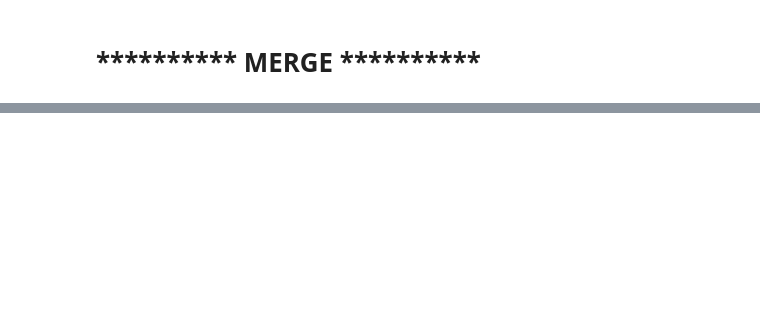
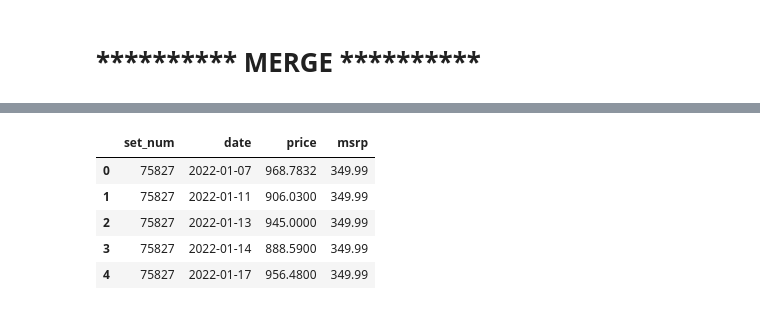
Before and after one commit to 33GuessSo88/EbayLegoWebscrape, a Jupyter notebook: Data Analysis/Lego_Data_Analysis.ipynb, the cells around one changed output, grey strips where cells are left out. Drawn from its saved outputs; the diff is of its cells as text; code cells hidden in the pictures; blank space fills up the shorter version.

```diff
--- a/Data Analysis/Lego_Data_Analysis.ipynb
+++ b/Data Analysis/Lego_Data_Analysis.ipynb
@@ -320,11 +378,18 @@ looped_df.dtypes
 # %%
 # I want all values in the price df and mrsp from set data
 # this is a left join and we use pandas merge method
-left_join = pd.merge(looped_df,
+joined_df = pd.merge(looped_df,
                     df_set[['set_num', 'msrp']],
                     on = 'set_num',
                     how = 'left'
 )
-left_join.head()
+joined_df.head()
+# %% [output]
+|  | set_num | date | price | msrp |
+| 0 | 75827 | 2022-01-07 | 968.7832 | 349.99 |
+| 1 | 75827 | 2022-01-11 | 906.0300 | 349.99 |
+| 2 | 75827 | 2022-01-13 | 945.0000 | 349.99 |
+| 3 | 75827 | 2022-01-14 | 888.5900 | 349.99 |
+| 4 | 75827 | 2022-01-17 | 956.4800 | 349.99 |
 # %%
 # create calculated column of $ of appreciation for every row
```
Also changed, not shown: parts of 21 cells of this notebook.
